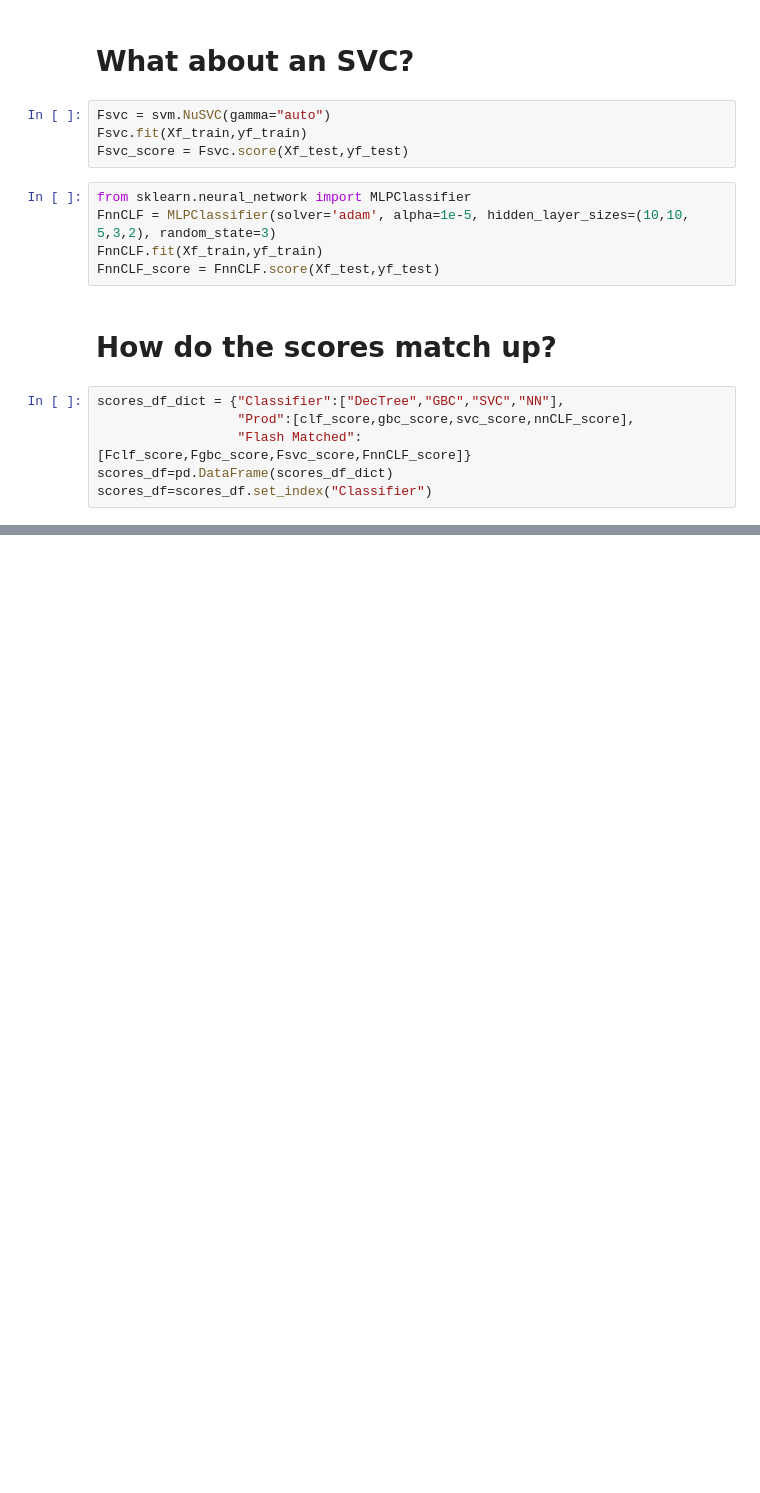
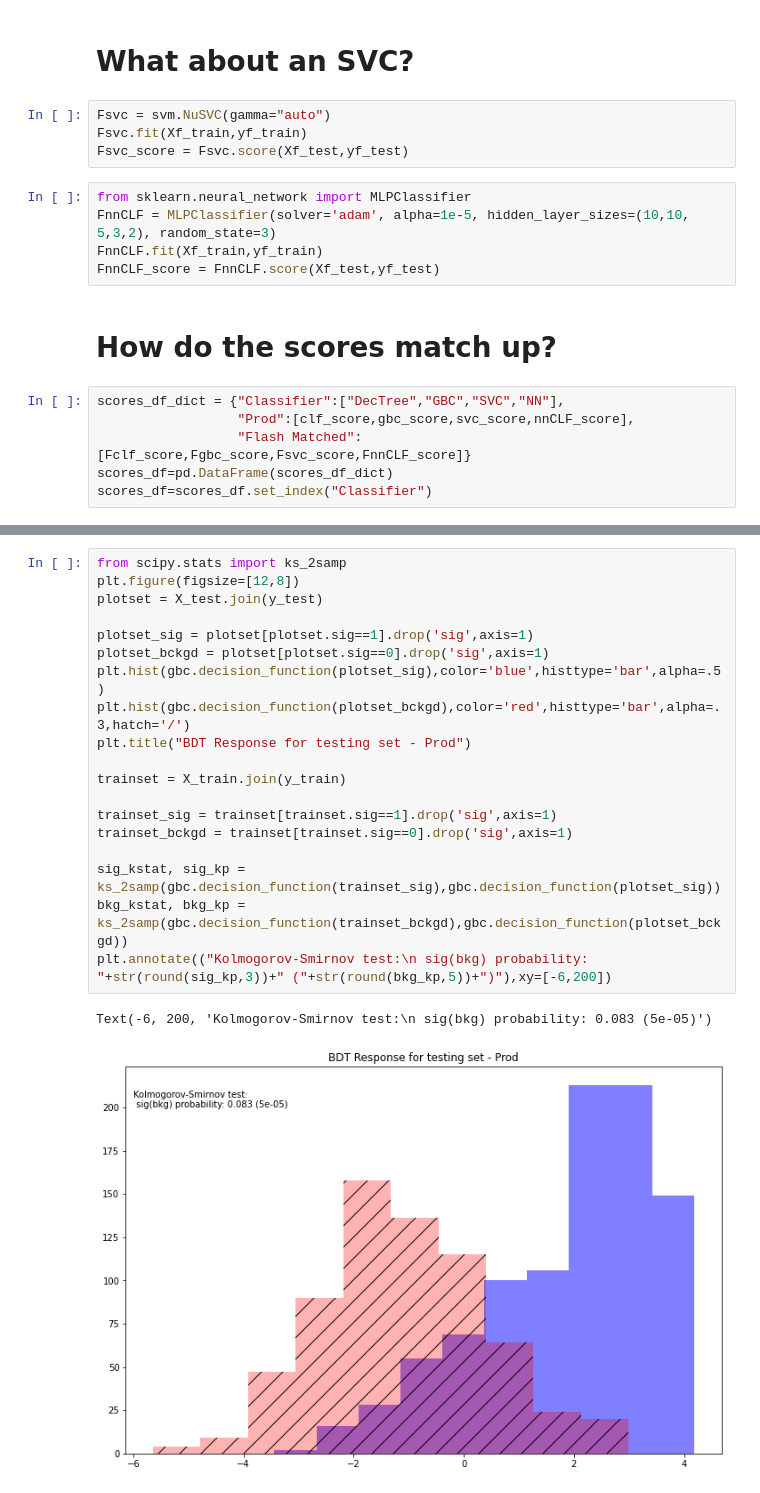
Before and after one commit to kylemfspurgeon/PDK_ML, a Jupyter notebook: PDK_ML_Models.ipynb, the cells around one changed output, grey strips where cells are left out. Cells and saved outputs as stored; diff of their text form; blank space fills up the shorter version.

Commit message:
Updated GBC results with BDT response and Kscore

```diff
--- a/PDK_ML_Models.ipynb
+++ b/PDK_ML_Models.ipynb
@@ -429,0 +414,22 @@ Text(-0.06, flashPE, 'Flash Matched')
+# %%
+from scipy.stats import ks_2samp
+plt.figure(figsize=[12,8])
+plotset = X_test.join(y_test)
+
+plotset_sig = plotset[plotset.sig==1].drop('sig',axis=1)
+plotset_bckgd = plotset[plotset.sig==0].drop('sig',axis=1)
+plt.hist(gbc.decision_function(plotset_sig),color='blue',histtype='bar',alpha=.5)
+plt.hist(gbc.decision_function(plotset_bckgd),color='red',histtype='bar',alpha=.3,hatch='/')
+plt.title("BDT Response for testing set - Prod")
+
+trainset = X_train.join(y_train)
+
+trainset_sig = trainset[trainset.sig==1].drop('sig',axis=1)
+trainset_bckgd = trainset[trainset.sig==0].drop('sig',axis=1)
+
+sig_kstat, sig_kp = ks_2samp(gbc.decision_function(trainset_sig),gbc.decision_function(plotset_sig))
+bkg_kstat, bkg_kp = ks_2samp(gbc.decision_function(trainset_bckgd),gbc.decision_function(plotset_bckgd))
+plt.annotate(("Kolmogorov-Smirnov test:\n sig(bkg) probability: "+str(round(sig_kp,3))+" ("+str(round(bkg_kp,5))+")"),xy=[-6,200])
+# %% [output]
+Text(-6, 200, 'Kolmogorov-Smirnov test:\n sig(bkg) probability: 0.083 (5e-05)')
+[figure, added]
```
Also changed, not shown: parts of 41 cells of this notebook.
